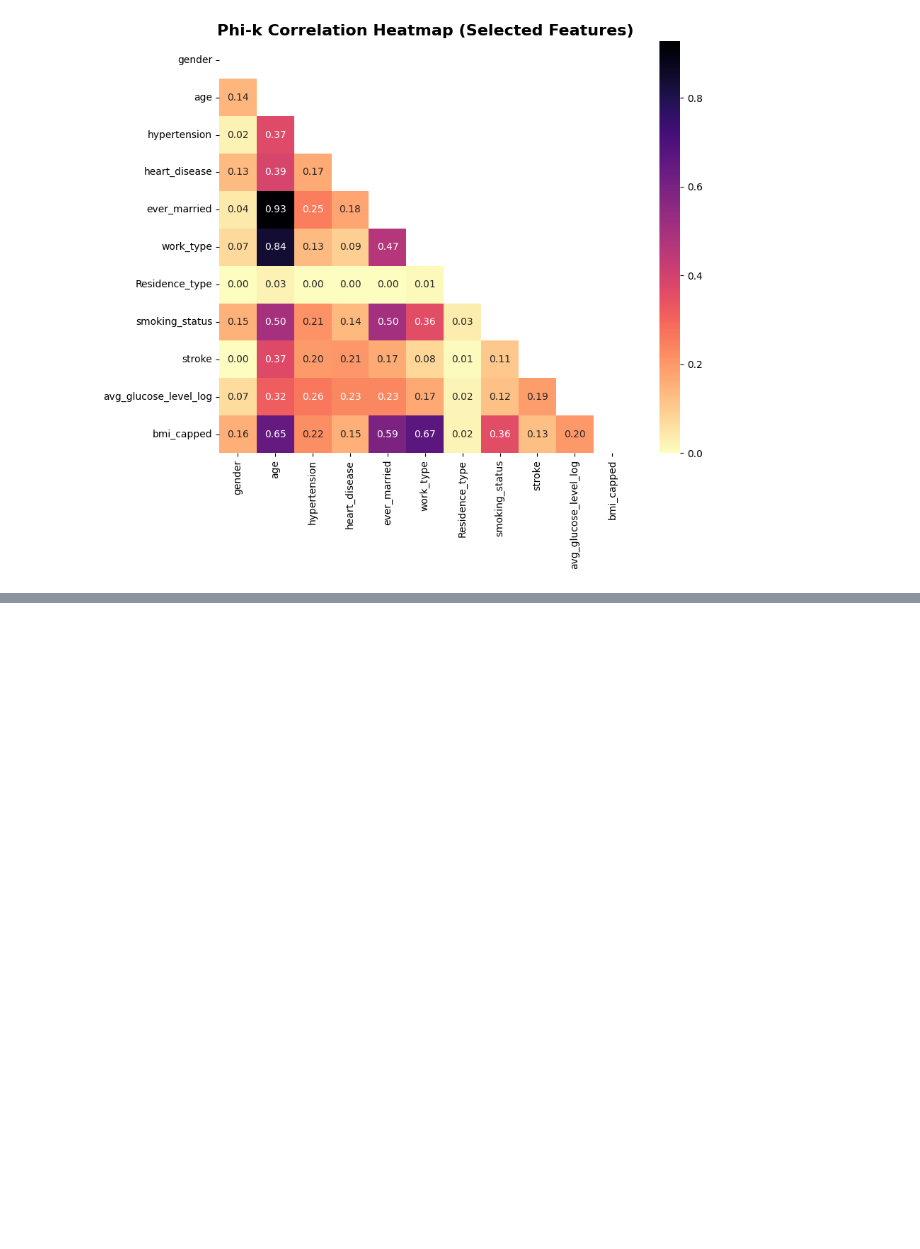
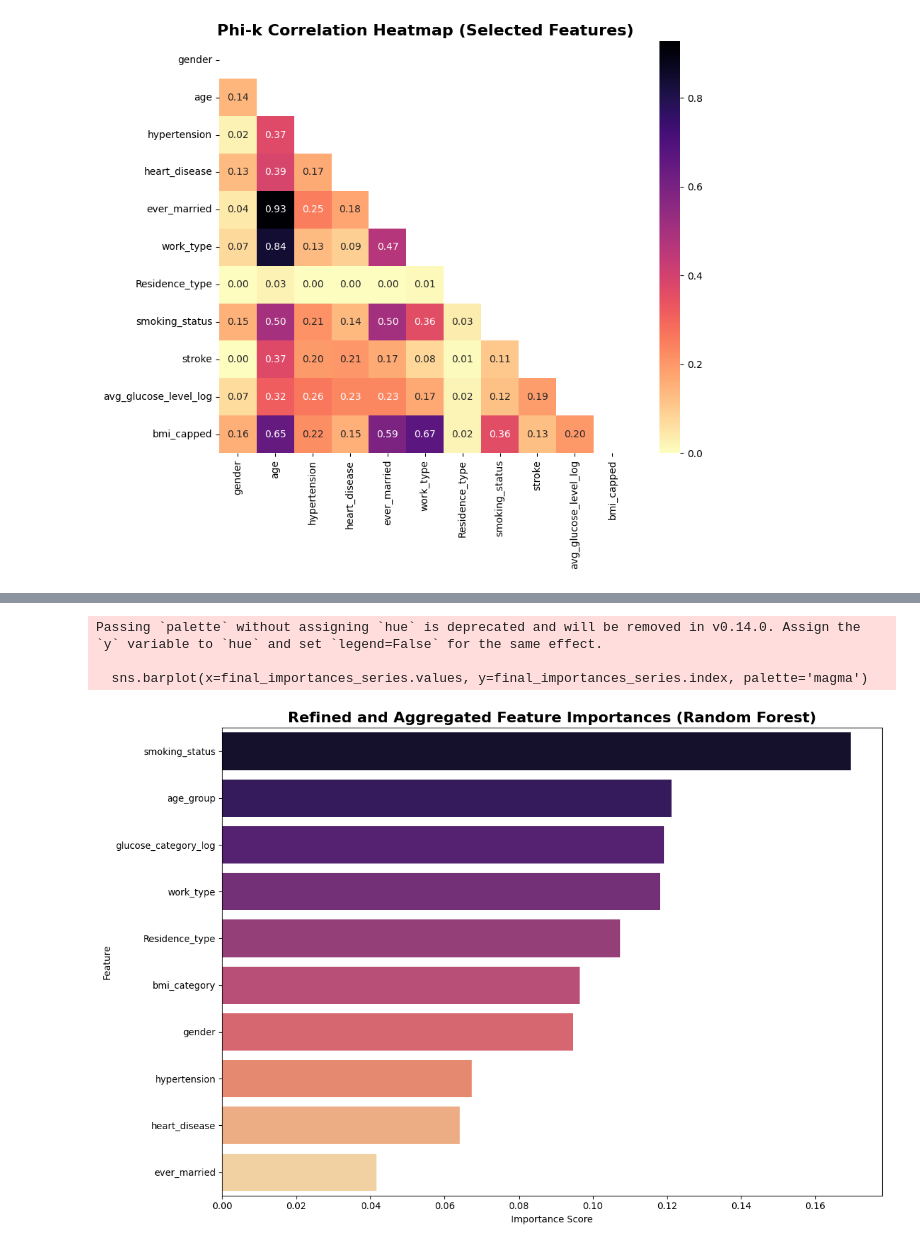
Before and after one commit to Duccard/stroke_risk_prediction, a Jupyter notebook: StrokeRiskPredictionModel.ipynb, the cells around one changed output, grey strips where cells are left out. Drawn from its saved outputs; the diff is of its cells as text; code cells hidden in the pictures; blank space fills up the shorter version.

```diff
--- a/StrokeRiskPredictionModel.ipynb
+++ b/StrokeRiskPredictionModel.ipynb
@@ -859,0 +1419,29 @@ interval columns not set, guessing: ['age', 'hypertension', 'heart_disease', 'st
+# %%
+# Initialize a dictionary to hold refined and aggregated importances
+refined_importances = {}
+
+for index, row in importance_df.iterrows():
+    feature = row["feature"]
+    importance = row["importance"]
+
+    aggregated = False
+    for prefix in aggregation_prefixes:
+        if feature.startswith(prefix):
+            # Extract the base feature name (e.g., 'age_group' from 'age_group_Child')
+            base_feature_name = prefix[:-1]
+            if base_feature_name not in refined_importances:
+                refined_importances[base_feature_name] = 0
+            refined_importances[base_feature_name] += importance
+            aggregated = True
+            break  # Move to the next feature if it's part of an aggregated group
+
+    # If the feature was not part of an aggregated group, add it directly
+    if not aggregated:
+        refined_importances[feature] = importance
+# %%
+# Convert the refined importances back to a pandas Series for easy sorting
+final_importances_series = pd.Series(refined_importances).sort_values(ascending=False)
+
+print("\nRefined and Aggregated Feature Importances:")
+print(final_importances_series)
+print("-" * 50)
@@ -859,0 +1462,20 @@ interval columns not set, guessing: ['age', 'hypertension', 'heart_disease', 'st
+# %%
+# --- Step 6: Plot the Aggregated Feature Importances ---
+plt.figure(figsize=(12, 8))
+sns.barplot(
+    x=final_importances_series.values, y=final_importances_series.index, palette="magma"
+)
+plt.title(
+    "Refined and Aggregated Feature Importances (Random Forest)",
+    fontsize=16,
+    weight="bold",
+)
+plt.xlabel("Importance Score")
+plt.ylabel("Feature")
+plt.tight_layout()
+plt.show()  # Displays the plot without saving
+# %% [output]
+Passing `palette` without assigning `hue` is deprecated and will be removed in v0.14.0. Assign the `y` variable to `hue` and set `legend=False` for the same effect.
+
+  sns.barplot(x=final_importances_series.values, y=final_importances_series.index, palette='magma')
+[figure, added]
```
Also changed, not shown: parts of 95 cells of this notebook.
